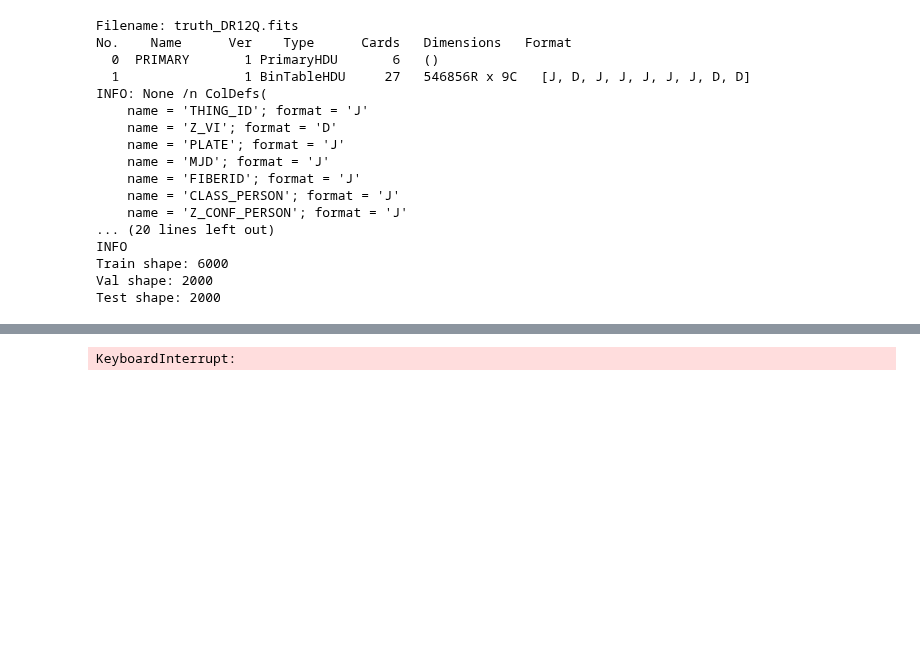
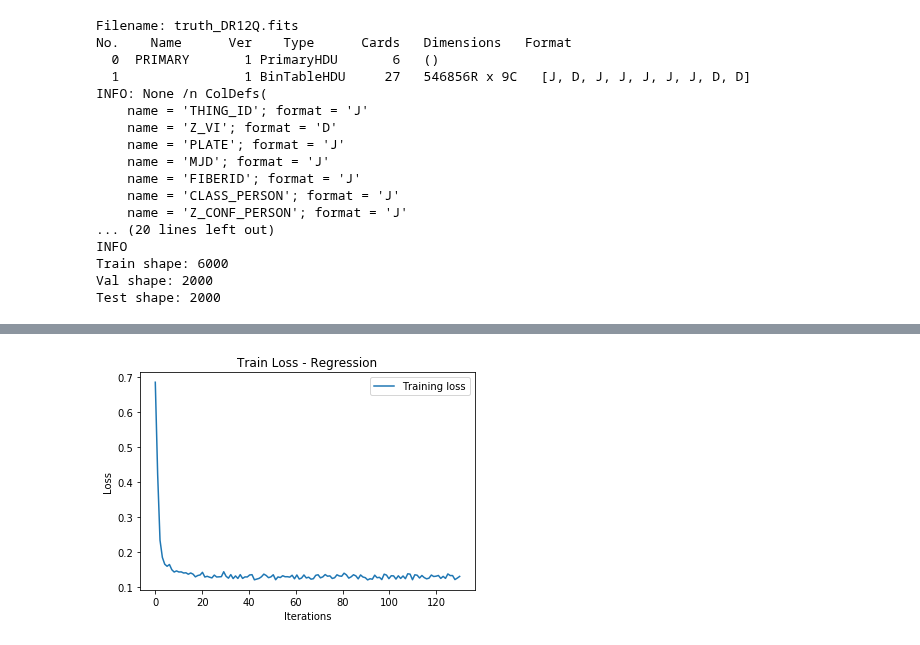
Before and after one commit to MrX1997/Reportes-Proyecto-de-Monograf-a, a Jupyter notebook: Noteboooks/SpectraNET_R.ipynb, the cells around one changed output, grey strips where cells are left out. Drawn from its saved outputs; the diff is of its cells as text; code cells hidden in the pictures; blank space fills up the shorter version.

Commit message:
Data Loader 3.7 and 80k data. Classification and Regression. Dropout, LR Reduce plateau and Batch Norm

```diff
--- a/Noteboooks/SpectraNET_R.ipynb
+++ b/Noteboooks/SpectraNET_R.ipynb
@@ -304,10 +304,11 @@ class Net_R(nn.Module):
         self.conv4 = nn.Conv1d(256, 256, 10,stride=2)
         self.pool = nn.MaxPool1d(2, 1)
         self.fc1 = nn.Linear(4608, 128)
+        self.bn=nn.BatchNorm1d(128)
         #self.fc1 = nn.Linear(10300, 16)
-        self.fc2 = nn.Linear(128, 4)
-        self.fc3 = nn.Linear(4, 1)
-        self.dropout=nn.Dropout(0.1)
+        self.fc2 = nn.Linear(128, 16)
+        self.fc3 = nn.Linear(16, 1)
+        self.dropout=nn.Dropout(0.5)
 
 
     def forward(self, x):
@@ -323,8 +324,9 @@ class Net_R(nn.Module):
         x = x.view(in_size, -1)
         #x = self.fc1(x)
         x = F.relu(self.fc1(x))
+        x = self.bn(x)
+        x = F.relu(self.fc2(x))
         x = self.dropout(x)
-        x = F.relu(self.fc2(x))
         x = self.fc3(x)
         return x
 # %%
@@ -343,7 +345,7 @@ net_R = Net_R()
 print(net_R)
 
 optimizer = torch.optim.SGD(net_R.parameters(), lr=0.2) #for Rgrss
-loss_func = torch.nn.MSELoss()
+loss_func = torch.nn.L1Loss()
 
 
 loss_=[]
@@ -408,4 +410,4 @@ Batch: 12 <--> Loss: 0.02912946045398712
-KeyboardInterrupt:
+[figure, added]
 # %%
 correct = 0
 total = 0
```
Also changed, not shown: parts of 2 cells of this notebook, 3 other files.
